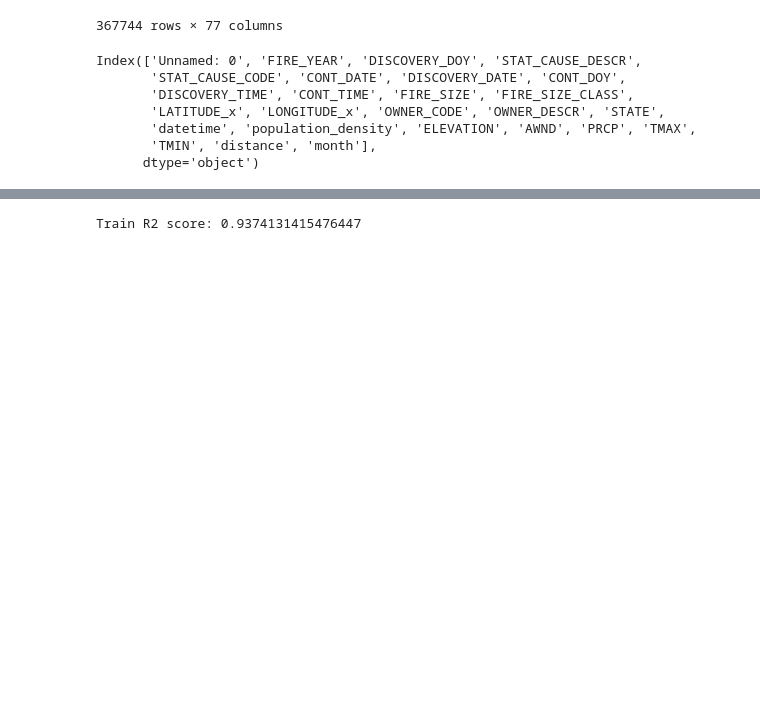
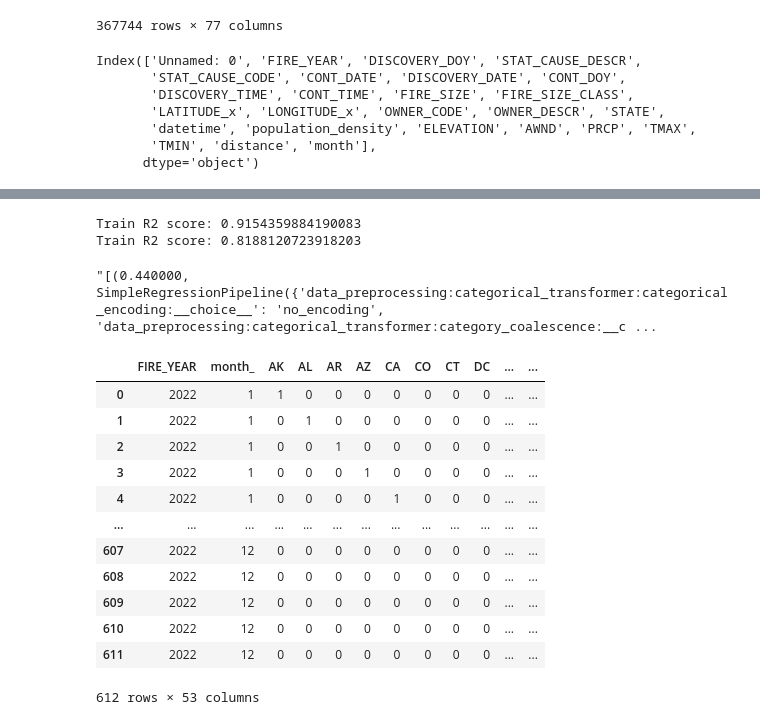
Before and after one commit to huruifu/733-project, a Jupyter notebook: monthly_automl.ipynb, the cells around one changed output, grey strips where cells are left out. Saved outputs shown, nothing was run; the diff lists cells and outputs as text; code cells hidden in the pictures; blank space fills up the shorter version.

Commit message:
use automl to predict
update automl and csv files

```diff
--- a/monthly_automl.ipynb
+++ b/monthly_automl.ipynb
@@ -145,6 +129,13 @@ AutoSklearnRegressor(dask_client=None,
 # %%
 import sklearn
-train_predictions = automl.predict(X)
-print("Train R2 score:", sklearn.metrics.r2_score(y, train_predictions))
+train_predictions = automl.predict(X_train)
+print("Train R2 score:", sklearn.metrics.r2_score(y_train, train_predictions))
+train_predictions = automl.predict(X_test)
+print("Train R2 score:", sklearn.metrics.r2_score(y_test, train_predictions))
 # %% [output]
-Train R2 score: 0.9374131415476447
+Train R2 score: 0.9154359884190083
+Train R2 score: 0.8188120723918203
+# %%
+automl.show_models()
+# %% [output]
+"[(0.440000, SimpleRegressionPipeline({'data_preprocessing:categorical_transformer:categorical_encoding:__choice__': 'no_encoding', 'data_preprocessing:categorical_transformer:category_coalescence:__c ...
@@ -150,0 +166,30 @@ Train R2 score: 0.9374131415476447
+# %%
+states = set(df['STATE'].to_list())
+states = list(states)
+states.sort()
+year = [2022]
+months = list(range(1,13))
+year_df = pd.DataFrame(year, columns=['FIRE_YEAR'])
+month_df = pd.DataFrame(months, columns=['month_'])
+State_df = pd.DataFrame(states, columns=['STATE'])
+raw = year_df.merge(month_df, how='cross')
+raw = raw.merge(State_df, how='cross')
+
+encoding = pd.get_dummies(raw.STATE)
+input_df = raw.join(encoding)
+input_df = input_df.drop(['STATE'], axis=1)
+input_df
+# %% [output]
+|  | FIRE_YEAR | month_ | AK | AL | AR | AZ | CA | CO | CT | DC | ... | ... |
+| 0 | 2022 | 1 | 1 | 0 | 0 | 0 | 0 | 0 | 0 | 0 | ... | ... |
+| 1 | 2022 | 1 | 0 | 1 | 0 | 0 | 0 | 0 | 0 | 0 | ... | ... |
+| 2 | 2022 | 1 | 0 | 0 | 1 | 0 | 0 | 0 | 0 | 0 | ... | ... |
+| 3 | 2022 | 1 | 0 | 0 | 0 | 1 | 0 | 0 | 0 | 0 | ... | ... |
+| 4 | 2022 | 1 | 0 | 0 | 0 | 0 | 1 | 0 | 0 | 0 | ... | ... |
+| ... | ... | ... | ... | ... | ... | ... | ... | ... | ... | ... | ... | ... |
+| 607 | 2022 | 12 | 0 | 0 | 0 | 0 | 0 | 0 | 0 | 0 | ... | ... |
+| 608 | 2022 | 12 | 0 | 0 | 0 | 0 | 0 | 0 | 0 | 0 | ... | ... |
+| 609 | 2022 | 12 | 0 | 0 | 0 | 0 | 0 | 0 | 0 | 0 | ... | ... |
+| 610 | 2022 | 12 | 0 | 0 | 0 | 0 | 0 | 0 | 0 | 0 | ... | ... |
+| 611 | 2022 | 12 | 0 | 0 | 0 | 0 | 0 | 0 | 0 | 0 | ... | ... |
+612 rows × 53 columns
```
Also changed, not shown: parts of 15 cells of this notebook, 2 other files.
